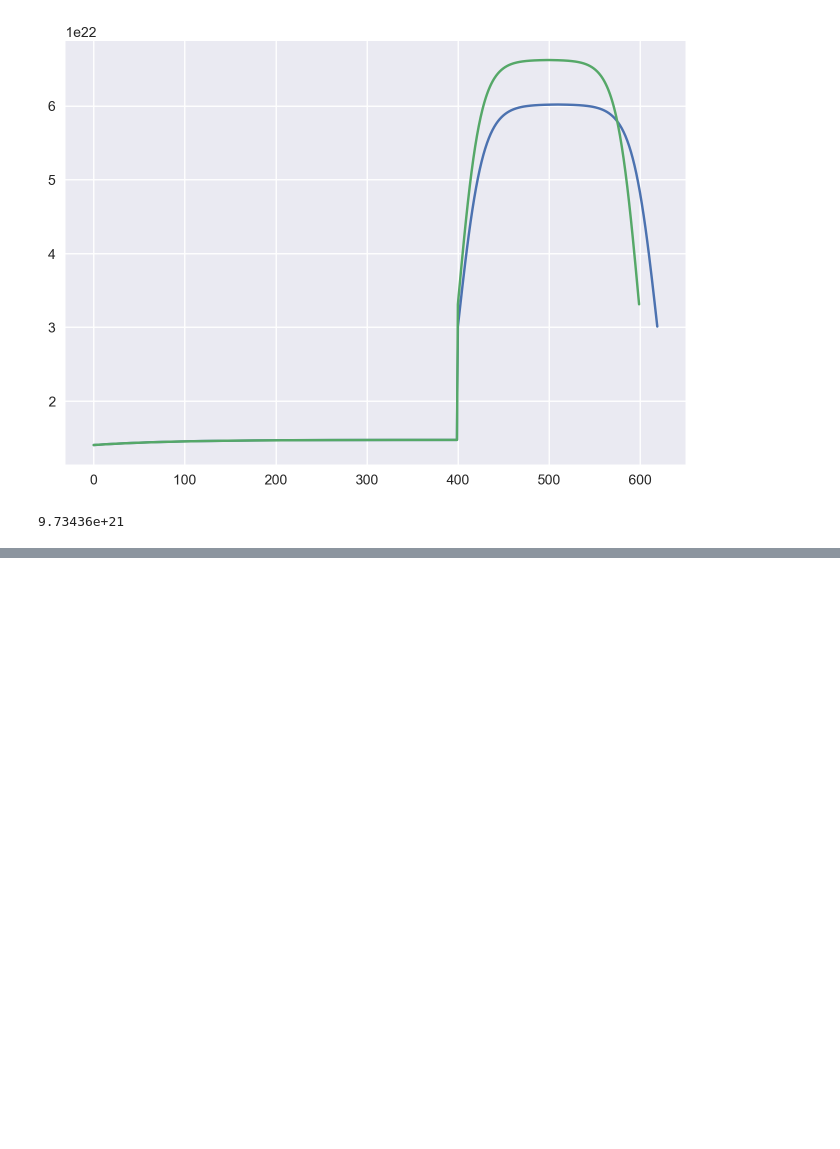
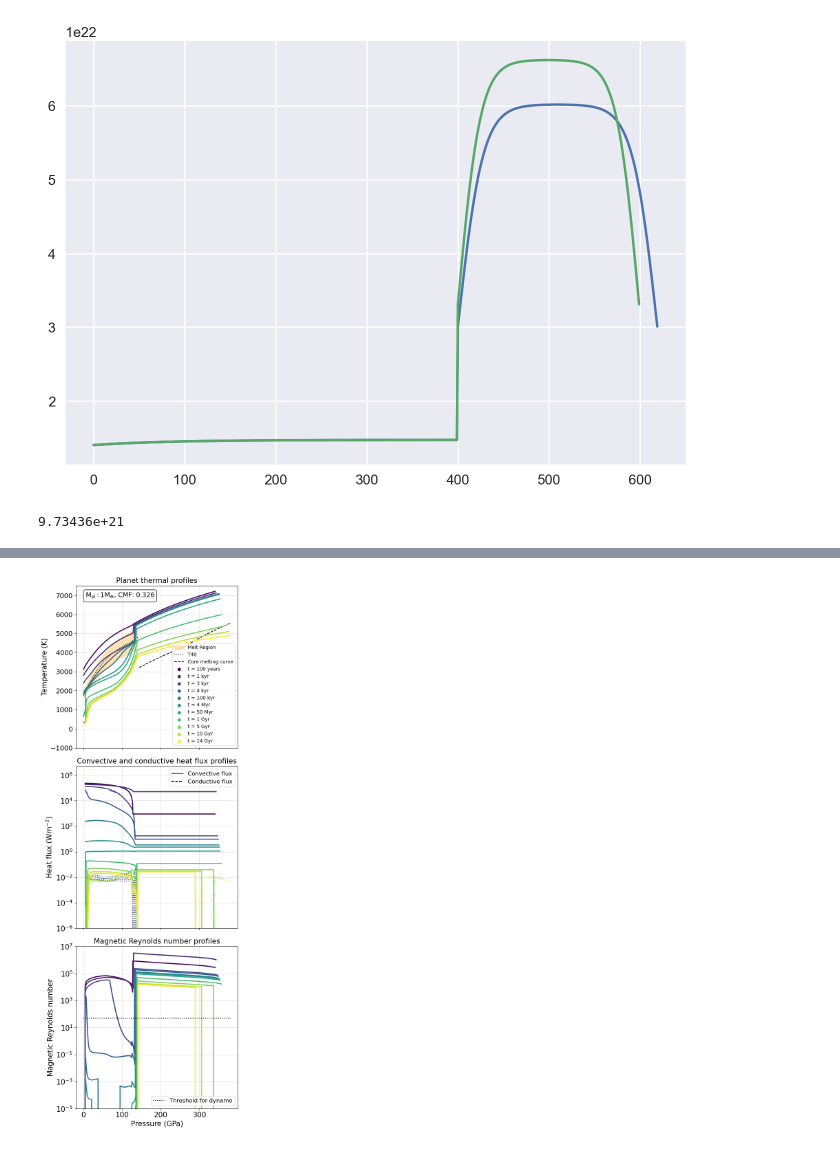
Before and after one commit to zhangjis/CMAPPER_rock, a Jupyter notebook: Untitled.ipynb, the cells around one changed output, grey strips where cells are left out. Drawn from its saved outputs; the diff is of its cells as text; code cells hidden in the pictures; blank space fills up the shorter version.

```diff
--- a/Untitled.ipynb
+++ b/Untitled.ipynb
@@ -392,0 +421,3 @@ t[1]-t[0]
+# %%
+c_melt_f=np.loadtxt('results_Mpl1_CMF326_time14_Qrad1_1_1_1_Teq255_Qradc0_eta1/profile/t0/Fe_melt.txt')
+c_melt=c_melt_f[:,1]
@@ -392,0 +626,85 @@ t[1]-t[0]
+# %%
+fig, axs = plt.subplots(3, 1, figsize=(6, 16.3), sharex=True)
+
+# Panel 1: Thermal profiles
+axs[0].set_title("Planet thermal profiles",fontsize=15)
+radius = structure_data_corrected[time_keys[0]]["radius"]
+solidus = structure_data_corrected[time_keys[0]]["solidus"]
+liquidus = structure_data_corrected[time_keys[0]]["liquidus"]
+
+axs[0].fill_between(data["pressure"][156:]/1e9, solidus[156:], liquidus[156:], color="orange", alpha=0.3, label="Melt Region")
+axs[0].plot(data["pressure"][156:]/1e9,T40[156:],linestyle=':',color='black',label='T40')
+axs[0].plot(data["pressure"][:156]/1e9,c_melt,linestyle='--',color='black',label='Core melting curve')
+for i, time in enumerate(time_keys):
+    data = structure_data_corrected[time]
+    axs[0].plot(
+        data["pressure"]/1e9,
+        data["temperature"],
+        linewidth=2.2,
+        color=colors[i],
+    )
+    axs[0].scatter([],[],c=colors[i],label=f"t = {format_time(time)}")
+
+axs[0].set_ylabel("Temperature (K)", fontsize=15)
+axs[0].set_ylim(-1000.0, 7500.0)
+axs[0].grid(True, linestyle="--", linewidth=0.5)
+axs[0].tick_params(labelsize=14)
+axs[0].annotate(
+    "$\mathrm{M}_{\mathrm{pl}}: 1\mathrm{M}_{\oplus}$, CMF: 0.326",
+    xy=(5.0, 6900.0), xycoords="data",
+    fontsize=13.5, color="black", bbox=dict(boxstyle="round,pad=0.3", edgecolor="black", facecolor="white"))
+axs[0].legend(fontsize=10)
+# Panel 2: Heat flux profiles
+# Add legend indicators for solid and dotted lines
+axs[1].plot([], [], 'k-', label="Convective flux")
+axs[1].plot([], [], 'k--', label="Conductive flux")
+for i, time in enumerate(time_keys):
+    data = structure_data_corrected[time]
+    # Plot convective heat flux
+    axs[1].plot(
+        data["pressure"][:-1]/1e9,
+        data["convective heat flux"][:-1],
+        linewidth=2.2,
+        color=colors[i])
+    # Plot conductive heat flux with dashed line
+    axs[1].plot(
+        data["pressure"][:-1]/1e9,
+        data["conductive heat flux"][:-1],
+        linestyle=":",
+        color=colors[i])  # Match the color of the corresponding convective plot
+axs[1].set_ylim(1e-6, 5e6)  # Adjusting Y-axis range for better log scale visualization
+axs[1].set_ylabel("Heat flux ($\mathrm{W}\mathrm{m}^{-2}$)", fontsize=15)
+axs[1].set_title("Convective and conductive heat flux profiles",fontsize=15)
+axs[1].tick_params(labelsize=15)
+axs[1].set_yscale("log")
+axs[1].grid(True, linestyle="--", linewidth=0.5)
+axs[1].legend(fontsize=12)
+
+
+# Panel 3: Magnetic Reynolds number profiles
+axs[2].set_ylabel("Magnetic Reynolds number", fontsize=15)
+axs[2].set_xlabel("Pressure (GPa)", fontsize=15)
+axs[2].grid(True, linestyle="--", linewidth=0.5)
+axs[2].set_title("Magnetic Reynolds number profiles",fontsize=15)
+
+for i, time in enumerate(time_keys):
+    data = structure_data_corrected[time]
+    axs[2].plot(
+        data["pressure"]/1e9,
+        data["mantle magnetic Reynolds number"],
+        linewidth=2.2,
+        color=colors[i])
+axs[2].set_xscale("linear")
+axs[2].set_yscale("log")
+axs[2].set_ylim(1e-5, 1e7)  # Adjusting Y-axis range for better log scale visualization
+axs[2].tick_params(labelsize=15)
+axs[2].plot(np.linspace(min(data["pressure"]/1e9),max(data["pressure"]/1e9),100),np.ones(100)*50.0,color='black',linestyle=':',label='Threshold for dynamo')
+axs[2].legend(fontsize=12)
+# Finalize the plot
+plt.tight_layout()
+#plt.legend(
+#    loc="center left", bbox_to_anchor=(1.02, 2.25), fontsize=10, borderaxespad=0.
+#)
+plt.show()
+# %% [output]
+[figure, added]
```
Also changed, not shown: parts of 44 cells of this notebook, 5 other files.
